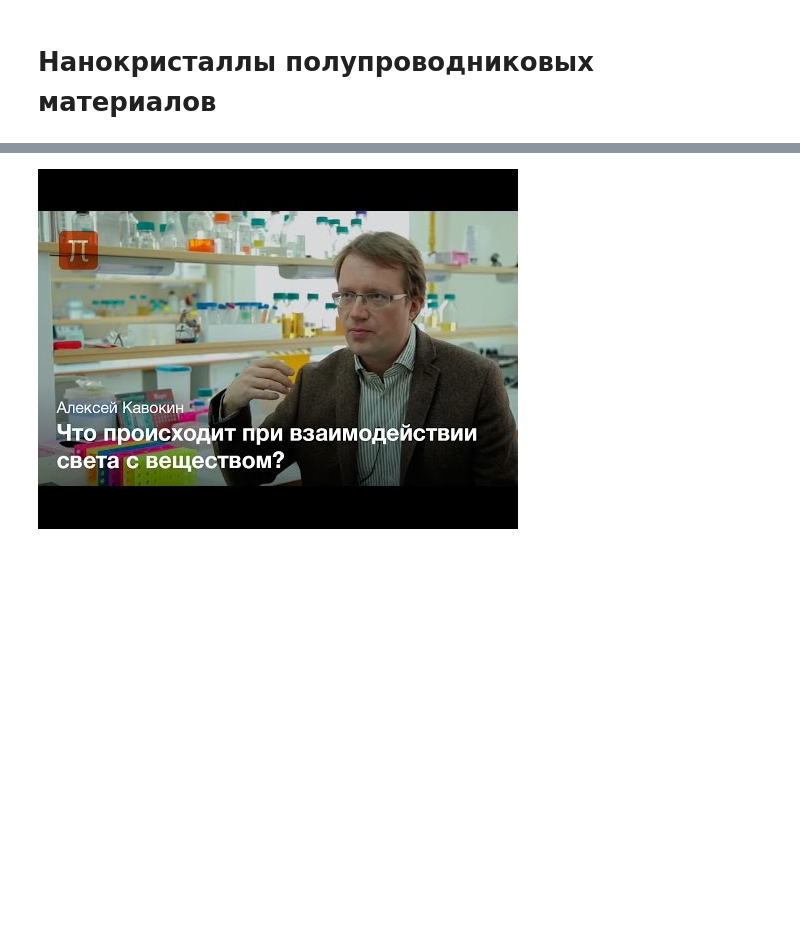
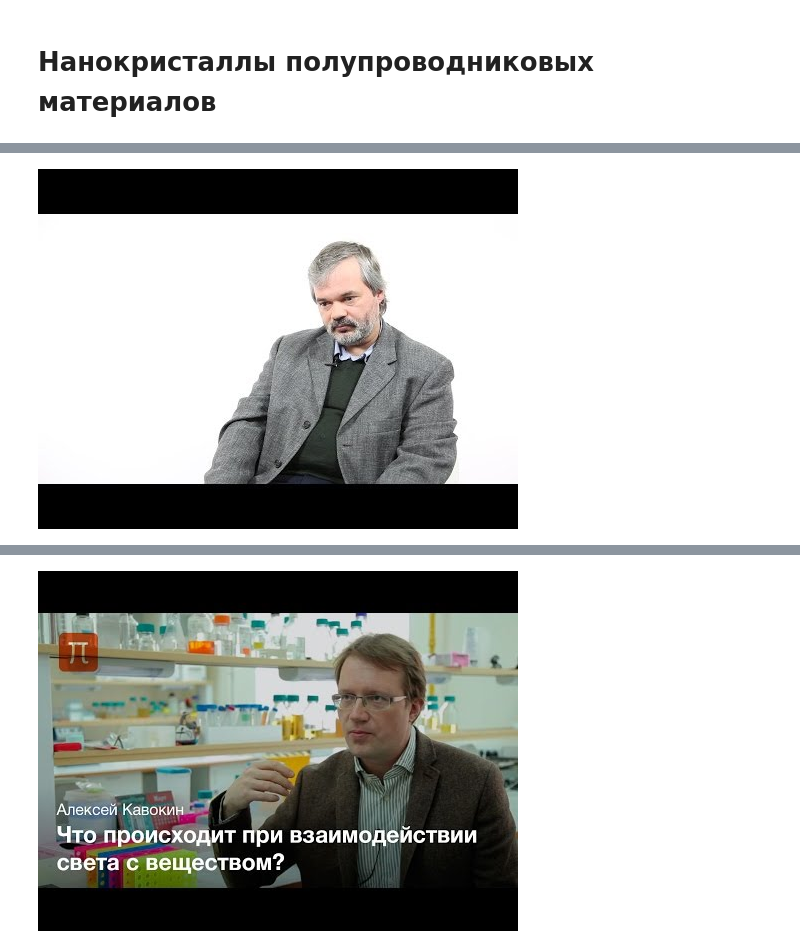
Before and after one commit to nanomaterials/course, a Jupyter notebook: 05_-_Semiconductor_NPs/Lecture.ipynb, the cells around one changed output, grey strips where cells are left out. Saved outputs shown, nothing was run; the diff lists cells and outputs as text; code cells hidden in the pictures; blank space fills up the shorter version.

```diff
--- a/05_-_Semiconductor_NPs/Lecture.ipynb
+++ b/05_-_Semiconductor_NPs/Lecture.ipynb
@@ -65,0 +24,9 @@ $$
+# %%
+'''
+Квантовые точки: размеры, одноэлектронный транзистор.
+'''
+
+from IPython.lib.display import YouTubeVideo
+YouTubeVideo('XkZvKJ3XmZQ')
+# %% [output]
+[figure, added]
```
Also changed, not shown: parts of 9 cells of this notebook, 5 other files.
